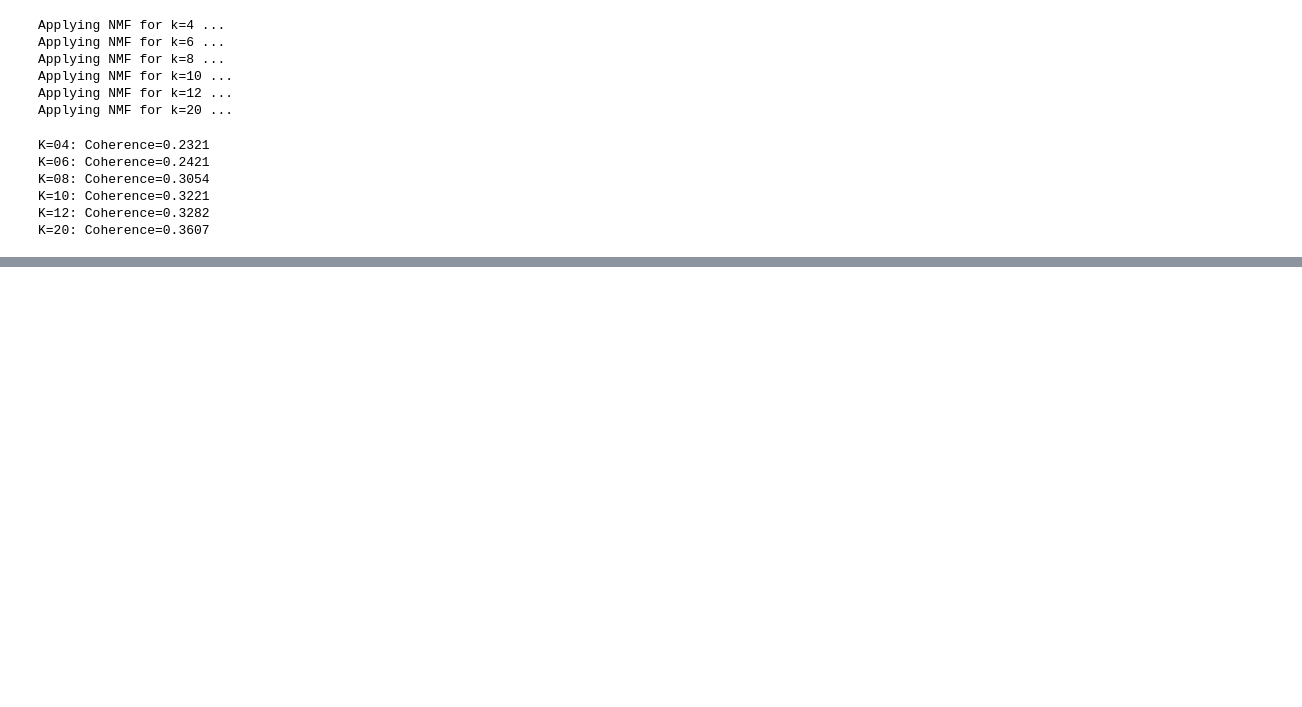
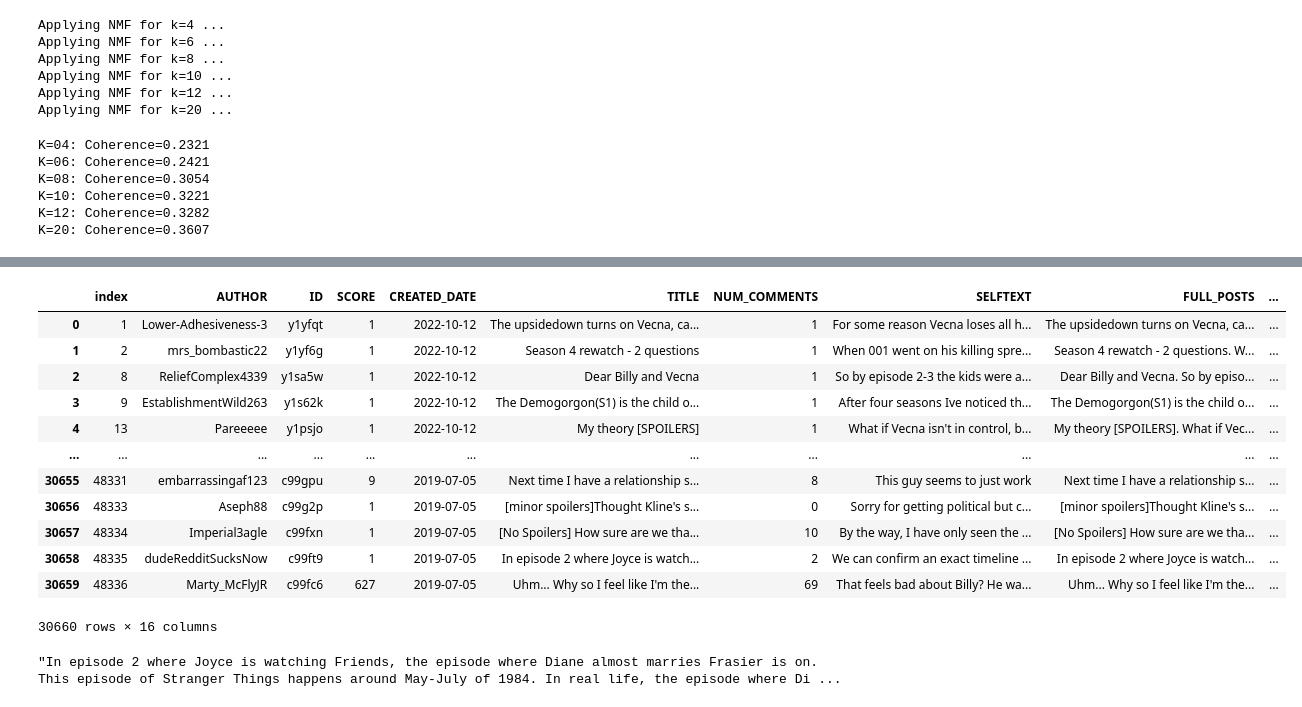
Before and after one commit to limesarelife/Milestone2, a Jupyter notebook: ReadScripts/unsupervised_subreddit_full_posts_NMF.ipynb, the cells around one changed output, grey strips where cells are left out. Drawn from its saved outputs; the diff is of its cells as text; code cells hidden in the pictures; blank space fills up the shorter version.

```diff
--- a/ReadScripts/unsupervised_subreddit_full_posts_NMF.ipynb
+++ b/ReadScripts/unsupervised_subreddit_full_posts_NMF.ipynb
@@ -403,0 +461,2 @@ from gensim.models.coherencemodel import CoherenceModel
+# %%
+H = model_fin.fit_transform(tf_idf)
@@ -403,0 +471,2 @@ from gensim.models.coherencemodel import CoherenceModel
+# %%
+topic_df = pd.DataFrame(H.argmax(axis=1),columns = ['Topic Assigned'])
@@ -403,0 +482,22 @@ from gensim.models.coherencemodel import CoherenceModel
+# %%
+fin_w_topics = pd.concat([df,topic_df],axis=1)
+# %%
+fin_w_topics
+# %% [output]
+|  | index | AUTHOR | ID | SCORE | CREATED_DATE | TITLE | NUM_COMMENTS | SELFTEXT | FULL_POSTS | ... |
+| 0 | 1 | Lower-Adhesiveness-3 | y1yfqt | 1 | 2022-10-12 | The upsidedown turns on Vecna, ca... | 1 | For some reason Vecna loses all h... | The upsidedown turns on Vecna, ca... | ... |
+| 1 | 2 | mrs_bombastic22 | y1yf6g | 1 | 2022-10-12 | Season 4 rewatch - 2 questions | 1 | When 001 went on his killing spre... | Season 4 rewatch - 2 questions. W... | ... |
+| 2 | 8 | ReliefComplex4339 | y1sa5w | 1 | 2022-10-12 | Dear Billy and Vecna | 1 | So by episode 2-3 the kids were a... | Dear Billy and Vecna. So by episo... | ... |
+| 3 | 9 | EstablishmentWild263 | y1s62k | 1 | 2022-10-12 | The Demogorgon(S1) is the child o... | 1 | After four seasons Ive noticed th... | The Demogorgon(S1) is the child o... | ... |
+| 4 | 13 | Pareeeee | y1psjo | 1 | 2022-10-12 | My theory [SPOILERS] | 1 | What if Vecna isn't in control, b... | My theory [SPOILERS]. What if Vec... | ... |
+| ... | ... | ... | ... | ... | ... | ... | ... | ... | ... | ... |
+| 30655 | 48331 | embarrassingaf123 | c99gpu | 9 | 2019-07-05 | Next time I have a relationship s... | 8 | This guy seems to just work | Next time I have a relationship s... | ... |
+| 30656 | 48333 | Aseph88 | c99g2p | 1 | 2019-07-05 | [minor spoilers]Thought Kline's s... | 0 | Sorry for getting political but c... | [minor spoilers]Thought Kline's s... | ... |
+| 30657 | 48334 | Imperial3agle | c99fxn | 1 | 2019-07-05 | [No Spoilers] How sure are we tha... | 10 | By the way, I have only seen the ... | [No Spoilers] How sure are we tha... | ... |
+| 30658 | 48335 | dudeRedditSucksNow | c99ft9 | 1 | 2019-07-05 | In episode 2 where Joyce is watch... | 2 | We can confirm an exact timeline ... | In episode 2 where Joyce is watch... | ... |
+| 30659 | 48336 | Marty_McFlyJR | c99fc6 | 627 | 2019-07-05 | Uhm... Why so I feel like I'm the... | 69 | That feels bad about Billy? He wa... | Uhm... Why so I feel like I'm the... | ... |
+30660 rows × 16 columns
+# %%
+fin_w_topics.loc[30658,'FULL_POSTS']
+# %% [output]
+"In episode 2 where Joyce is watching Friends, the episode where Diane almost marries Frasier is on. This episode of Stranger Things happens around May-July of 1984. In real life, the episode where Di ...
```
Also changed, not shown: parts of 34 cells of this notebook, 2 other files.
